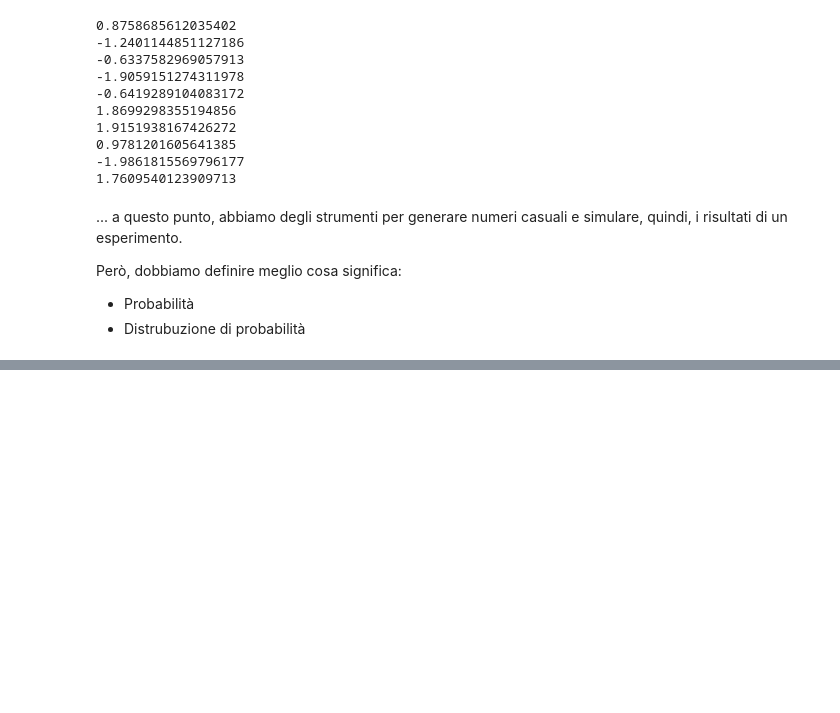
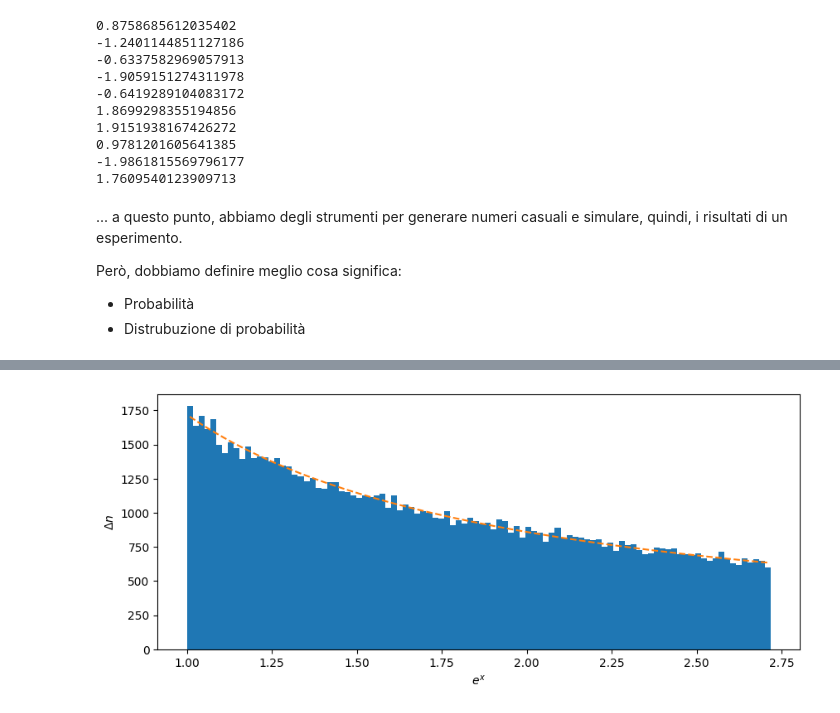
Before and after one commit to lucalista/analisi-dati-2025, a Jupyter notebook: 01.02.00__Generatori_di_numeri_pseudocasuali_in_python.ipynb, the cells around one changed output, grey strips where cells are left out. Saved outputs shown, nothing was run; the diff lists cells and outputs as text; code cells hidden in the pictures; blank space fills up the shorter version.

```diff
--- a/01.02.00__Generatori_di_numeri_pseudocasuali_in_python.ipynb
+++ b/01.02.00__Generatori_di_numeri_pseudocasuali_in_python.ipynb
@@ -91,0 +155,15 @@
+# %%
+num = 100000
+seq = [np.exp(random.random()) for i in range(num)]
+nbins = 100
+fig, ax = plt.subplots(figsize=(10, 4))
+n, bins, patches = ax.hist(seq, nbins, range=(1, np.e))
+dx = bins[1]-bins[0]
+xs = (bins[1:]+bins[:-1])/2
+ys = num*dx/xs
+ax.plot(xs, ys, '--')
+ax.set_xlabel('$e^x$')
+ax.set_ylabel(r'$\Delta n$')
+plt.show()
+# %% [output]
+[figure, added]
```
Also changed, not shown: parts of 11 cells of this notebook.
